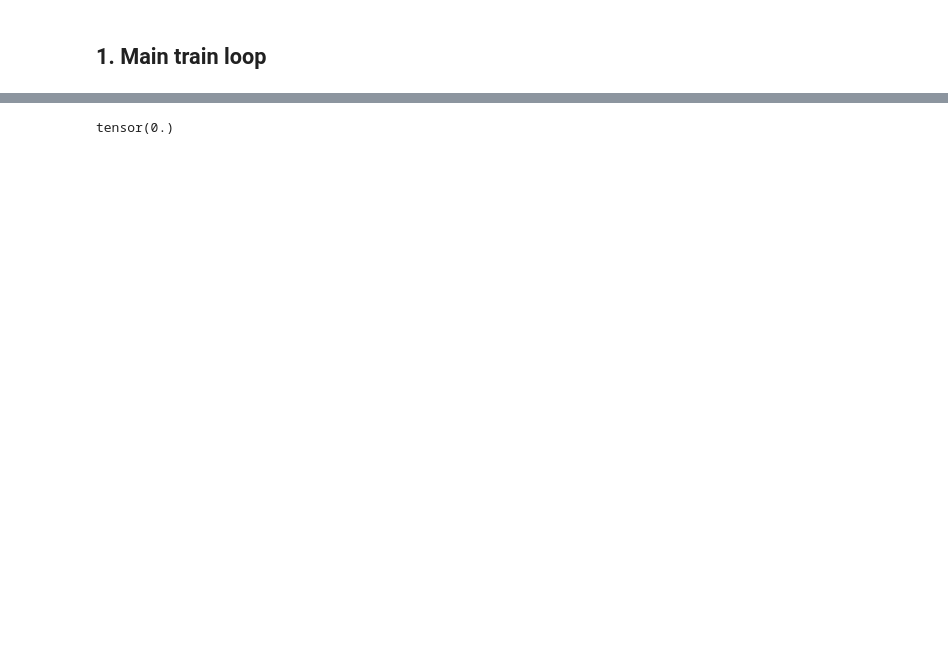
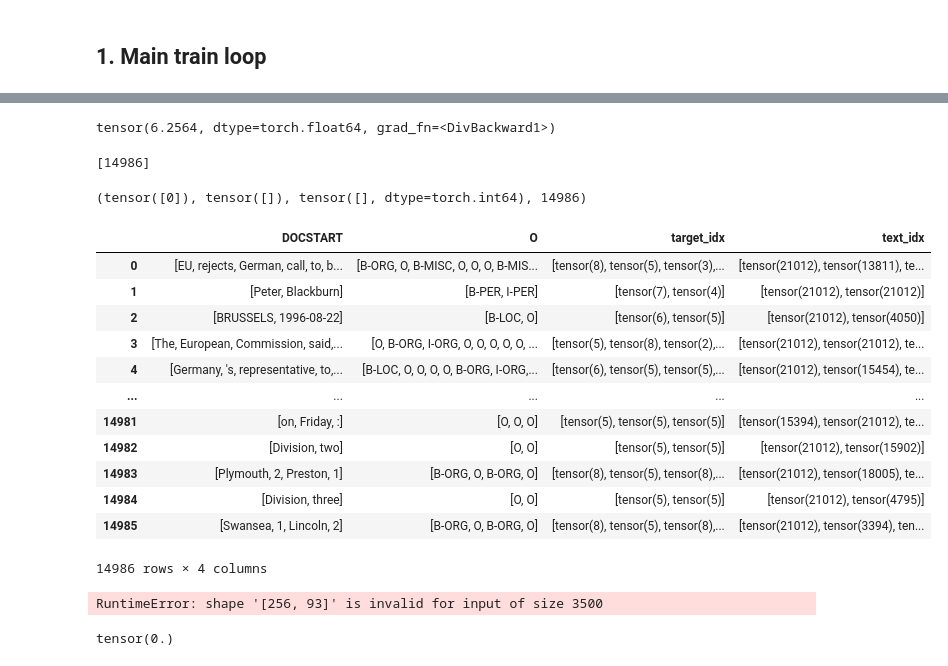
Before and after one commit to pauljhp/NERTagging, a Jupyter notebook: train.ipynb, the cells around one changed output, grey strips where cells are left out. Cells and saved outputs as stored; diff of their text form; code cells hidden in the pictures; blank space fills up the shorter version.

```diff
--- a/train.ipynb
+++ b/train.ipynb
@@ -162,0 +243,4 @@ Index(['', 'Health', 'SIMEX', 'reperforated', 'Bosnia-Hercegovina', 'Ryan',
+# %%
+criterion(pred_, tag_prob_)
+# %% [output]
+tensor(6.2564, dtype=torch.float64, grad_fn=<DivBackward1>)
@@ -163,3 +255,31 @@ Index(['', 'Health', 'SIMEX', 'reperforated', 'Bosnia-Hercegovina', 'Ryan',
+# %%
+[e for e in error_idx if e in error_idx2]
+# %% [output]
+[14986]
+# %%
+train_data[14986]
+# %% [output]
+(tensor([0]), tensor([]), tensor([], dtype=torch.int64), 14986)
+# %%
+train_data.data
+# %% [output]
+|  | DOCSTART | O | target_idx | text_idx |
+| 0 | [EU, rejects, German, call, to, b... | [B-ORG, O, B-MISC, O, O, O, B-MIS... | [tensor(8), tensor(5), tensor(3),... | [tensor(21012), tensor(13811), te... |
+| 1 | [Peter, Blackburn] | [B-PER, I-PER] | [tensor(7), tensor(4)] | [tensor(21012), tensor(21012)] |
+| 2 | [BRUSSELS, 1996-08-22] | [B-LOC, O] | [tensor(6), tensor(5)] | [tensor(21012), tensor(4050)] |
+| 3 | [The, European, Commission, said,... | [O, B-ORG, I-ORG, O, O, O, O, O, ... | [tensor(5), tensor(8), tensor(2),... | [tensor(21012), tensor(21012), te... |
+| 4 | [Germany, 's, representative, to,... | [B-LOC, O, O, O, O, B-ORG, I-ORG,... | [tensor(6), tensor(5), tensor(5),... | [tensor(21012), tensor(15454), te... |
+| ... | ... | ... | ... | ... |
+| 14981 | [on, Friday, :] | [O, O, O] | [tensor(5), tensor(5), tensor(5)] | [tensor(15394), tensor(21012), te... |
+| 14982 | [Division, two] | [O, O] | [tensor(5), tensor(5)] | [tensor(21012), tensor(15902)] |
+| 14983 | [Plymouth, 2, Preston, 1] | [B-ORG, O, B-ORG, O] | [tensor(8), tensor(5), tensor(8),... | [tensor(21012), tensor(18005), te... |
+| 14984 | [Division, three] | [O, O] | [tensor(5), tensor(5)] | [tensor(21012), tensor(4795)] |
+| 14985 | [Swansea, 1, Lincoln, 2] | [B-ORG, O, B-ORG, O] | [tensor(8), tensor(5), tensor(8),... | [tensor(21012), tensor(3394), ten... |
+14986 rows × 4 columns
+# %%
+data.reshape(256, 93)
+# %% [output]
+RuntimeError: shape '[256, 93]' is invalid for input of size 3500
 # %%
 with Path("./embeddings/nertag_idx.json").open("w") as f:
     json.dump(train_data._targetidx, f)
```
Also changed, not shown: parts of 15 cells of this notebook, 6 other files.
